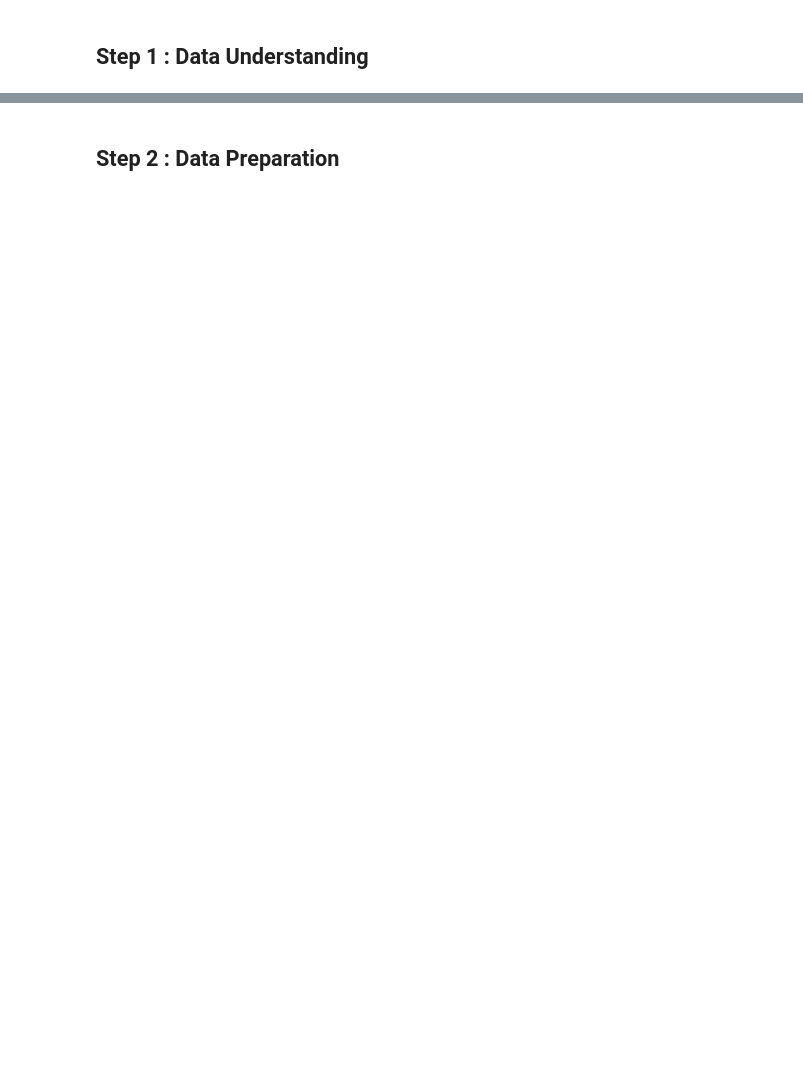
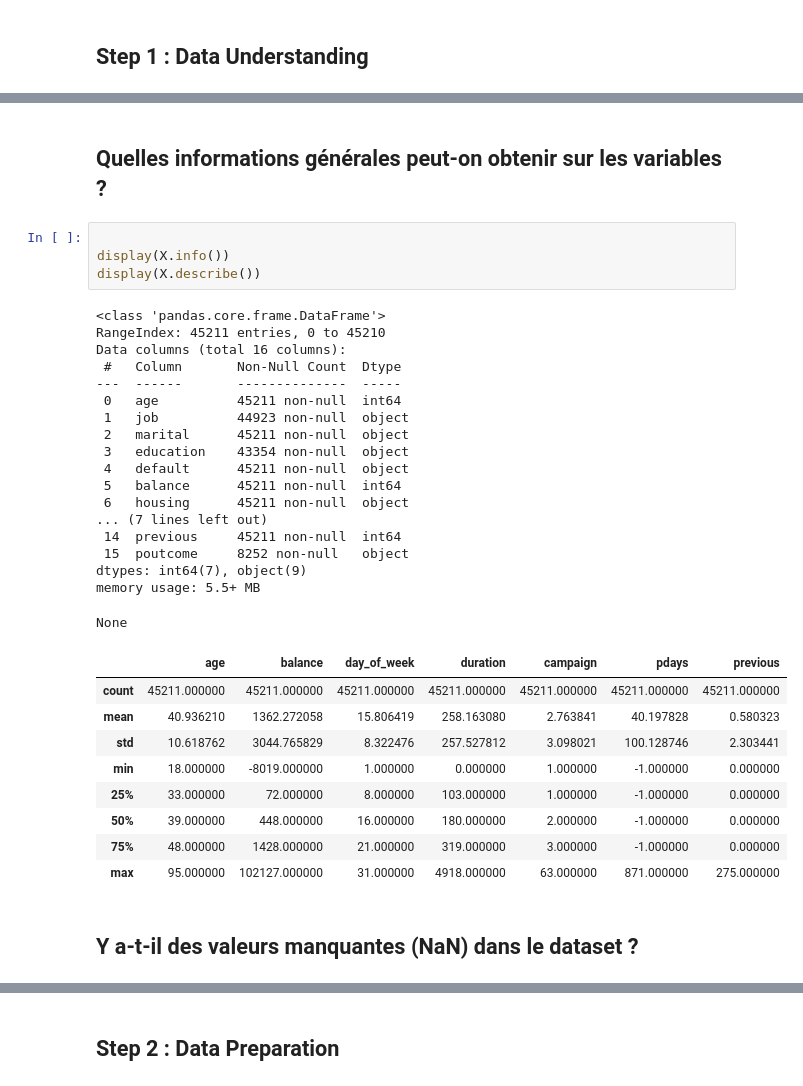
Before and after one commit to Ilyes2000/Bank_Marketing, a Jupyter notebook: Bank_Marketing.ipynb, the cells around one changed output, grey strips where cells are left out. Drawn from its saved outputs; the diff is of its cells as text; blank space fills up the shorter version.

```diff
--- a/Bank_Marketing.ipynb
+++ b/Bank_Marketing.ipynb
@@ -48,0 +137,36 @@ X.head()
+# %% [markdown]
+##  Quelles informations générales peut-on obtenir sur les variables ?
+# %%
+
+display(X.info())
+display(X.describe())
+# %% [output]
+<class 'pandas.core.frame.DataFrame'>
+RangeIndex: 45211 entries, 0 to 45210
+Data columns (total 16 columns):
+ #   Column       Non-Null Count  Dtype
+---  ------       --------------  -----
+ 0   age          45211 non-null  int64
+ 1   job          44923 non-null  object
+ 2   marital      45211 non-null  object
+ 3   education    43354 non-null  object
+ 4   default      45211 non-null  object
+ 5   balance      45211 non-null  int64
+ 6   housing      45211 non-null  object
+... (7 lines left out)
+ 14  previous     45211 non-null  int64
+ 15  poutcome     8252 non-null   object
+dtypes: int64(7), object(9)
+memory usage: 5.5+ MB
+None
+|  | age | balance | day_of_week | duration | campaign | pdays | previous |
+| count | 45211.000000 | 45211.000000 | 45211.000000 | 45211.000000 | 45211.000000 | 45211.000000 | 45211.000000 |
+| mean | 40.936210 | 1362.272058 | 15.806419 | 258.163080 | 2.763841 | 40.197828 | 0.580323 |
+| std | 10.618762 | 3044.765829 | 8.322476 | 257.527812 | 3.098021 | 100.128746 | 2.303441 |
+| min | 18.000000 | -8019.000000 | 1.000000 | 0.000000 | 1.000000 | -1.000000 | 0.000000 |
+| 25% | 33.000000 | 72.000000 | 8.000000 | 103.000000 | 1.000000 | -1.000000 | 0.000000 |
+| 50% | 39.000000 | 448.000000 | 16.000000 | 180.000000 | 2.000000 | -1.000000 | 0.000000 |
+| 75% | 48.000000 | 1428.000000 | 21.000000 | 319.000000 | 3.000000 | -1.000000 | 0.000000 |
+| max | 95.000000 | 102127.000000 | 31.000000 | 4918.000000 | 63.000000 | 871.000000 | 275.000000 |
+# %% [markdown]
+## Y a-t-il des valeurs manquantes (NaN) dans le dataset ?
```
Also changed, not shown: parts of 30 cells of this notebook.
